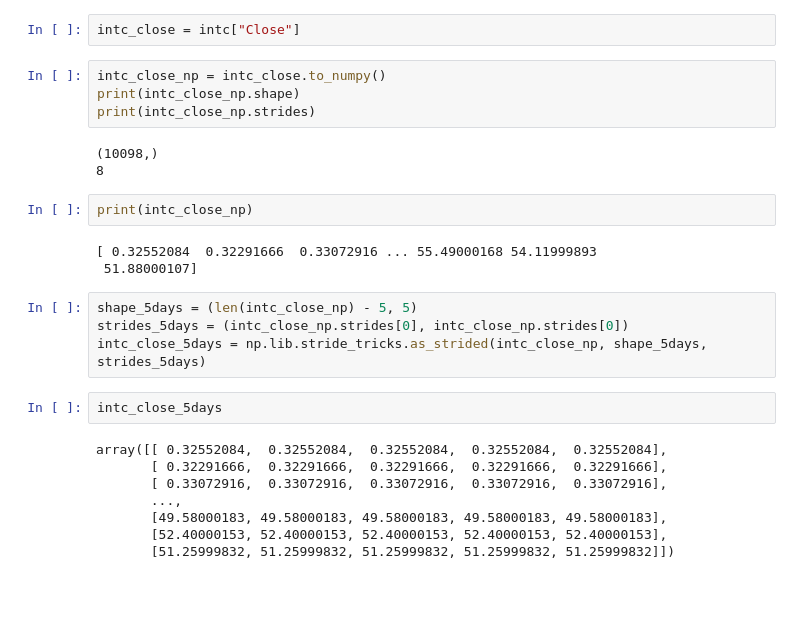
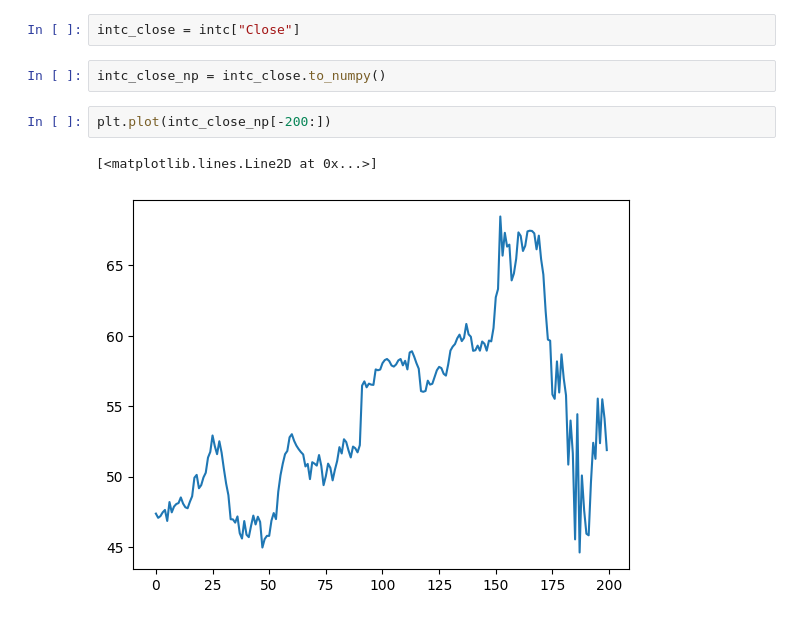
Before and after one commit to vuanhhuyhlqn/stock_predict_ML, a Jupyter notebook: test.ipynb, the cells around one changed output. Drawn from its saved outputs; the diff is of its cells as text; blank space fills up the shorter version.

```diff
--- a/test.ipynb
+++ b/test.ipynb
@@ -51,27 +62,8 @@ intc_row
 intc_close = intc["Close"]
 # %%
 intc_close_np = intc_close.to_numpy()
-print(intc_close_np.shape)
-print(intc_close_np.strides)
-# %% [output]
-(10098,)
-8
-# %%
-print(intc_close_np)
-# %% [output]
-[ 0.32552084  0.32291666  0.33072916 ... 55.49000168 54.11999893
- 51.88000107]
-# %%
-shape_5days = (len(intc_close_np) - 5, 5)
-strides_5days = (intc_close_np.strides[0], intc_close_np.strides[0])
-intc_close_5days = np.lib.stride_tricks.as_strided(intc_close_np, shape_5days, strides_5days)
-# %%
-intc_close_5days
-# %% [output]
-array([[ 0.32552084,  0.32552084,  0.32552084,  0.32552084,  0.32552084],
-       [ 0.32291666,  0.32291666,  0.32291666,  0.32291666,  0.32291666],
-       [ 0.33072916,  0.33072916,  0.33072916,  0.33072916,  0.33072916],
-       ...,
-       [49.58000183, 49.58000183, 49.58000183, 49.58000183, 49.58000183],
-       [52.40000153, 52.40000153, 52.40000153, 52.40000153, 52.40000153],
-       [51.25999832, 51.25999832, 51.25999832, 51.25999832, 51.25999832]])
+# %%
+plt.plot(intc_close_np[-200:])
+# %% [output]
+[<matplotlib.lines.Line2D at 0x...>]
+[figure, added]
```
Also changed, not shown: parts of 7 cells of this notebook, 1 other file.
